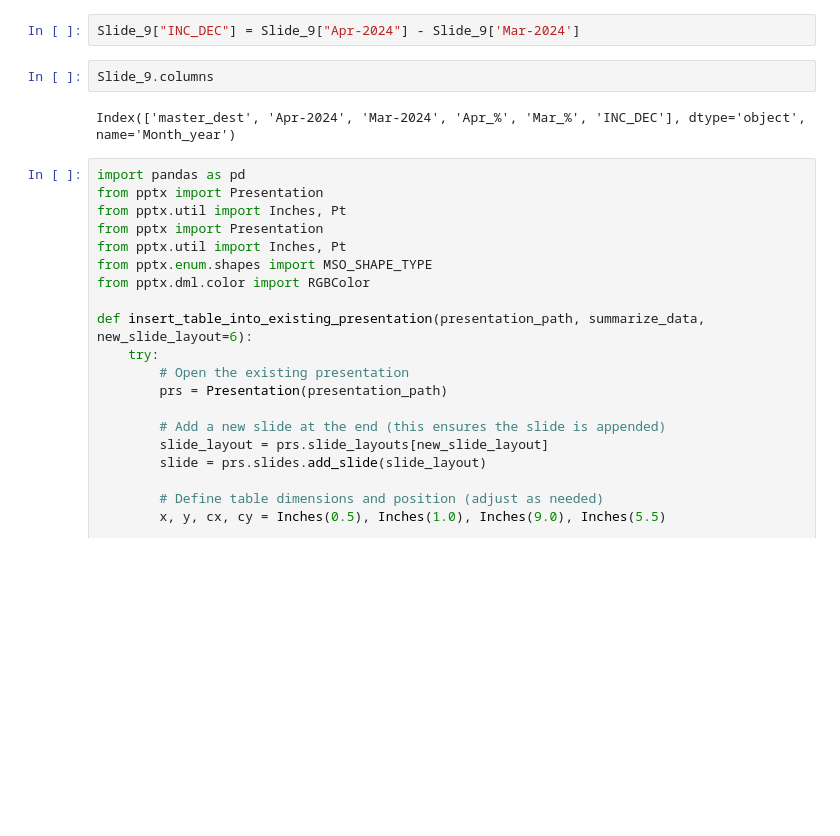
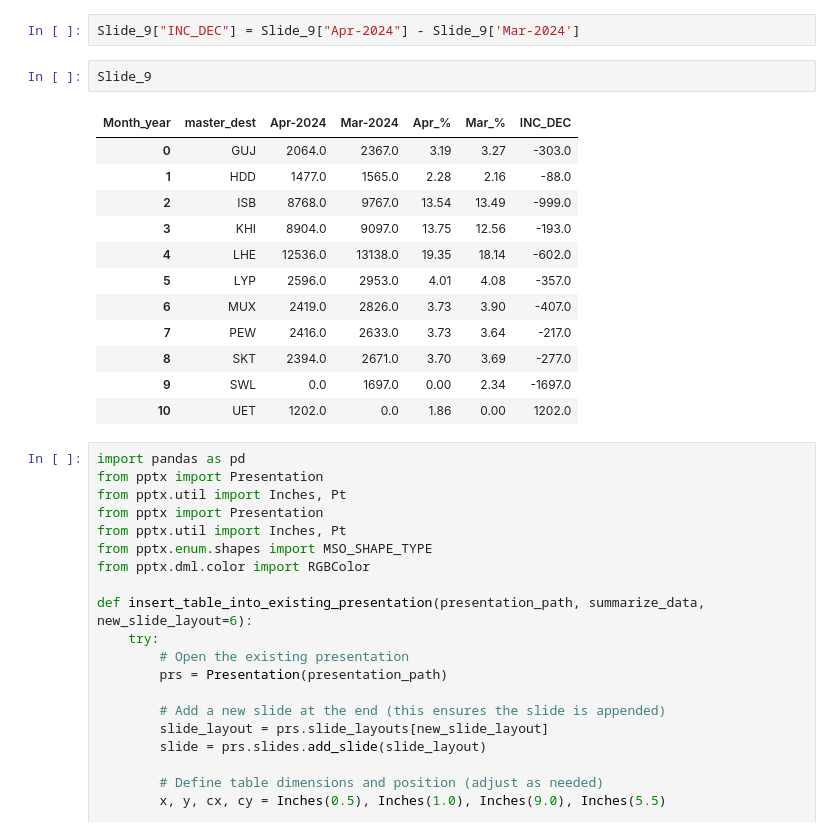
Before and after one commit to TahaDataAlchemy/BLUE-EX-Domestic-Auto, a Jupyter notebook: ETL.ipynb, the cells around one changed output. Saved outputs shown, nothing was run; the diff lists cells and outputs as text; blank space fills up the shorter version.

Commit message:
SLIDE_12 COMPLETED

```diff
--- a/ETL.ipynb
+++ b/ETL.ipynb
@@ -2553,9 +2555,20 @@ Slide_9["Mar_%"] = round((Slide_9["Mar-2024"]/Summarize_PPT9.iloc[0]["Mar-24"])*
 # %%
 Slide_9["INC_DEC"] = Slide_9["Apr-2024"] - Slide_9['Mar-2024']
 # %%
-Slide_9.columns
+Slide_9
 # %% [output]
-Index(['master_dest', 'Apr-2024', 'Mar-2024', 'Apr_%', 'Mar_%', 'INC_DEC'], dtype='object', name='Month_year')
+| Month_year | master_dest | Apr-2024 | Mar-2024 | Apr_% | Mar_% | INC_DEC |
+| 0 | GUJ | 2064.0 | 2367.0 | 3.19 | 3.27 | -303.0 |
+| 1 | HDD | 1477.0 | 1565.0 | 2.28 | 2.16 | -88.0 |
+| 2 | ISB | 8768.0 | 9767.0 | 13.54 | 13.49 | -999.0 |
+| 3 | KHI | 8904.0 | 9097.0 | 13.75 | 12.56 | -193.0 |
+| 4 | LHE | 12536.0 | 13138.0 | 19.35 | 18.14 | -602.0 |
+| 5 | LYP | 2596.0 | 2953.0 | 4.01 | 4.08 | -357.0 |
+| 6 | MUX | 2419.0 | 2826.0 | 3.73 | 3.90 | -407.0 |
+| 7 | PEW | 2416.0 | 2633.0 | 3.73 | 3.64 | -217.0 |
+| 8 | SKT | 2394.0 | 2671.0 | 3.70 | 3.69 | -277.0 |
+| 9 | SWL | 0.0 | 1697.0 | 0.00 | 2.34 | -1697.0 |
+| 10 | UET | 1202.0 | 0.0 | 1.86 | 0.00 | 1202.0 |
 # %%
 import pandas as pd
 from pptx import Presentation
```
Also changed, not shown: parts of 20 cells of this notebook.
